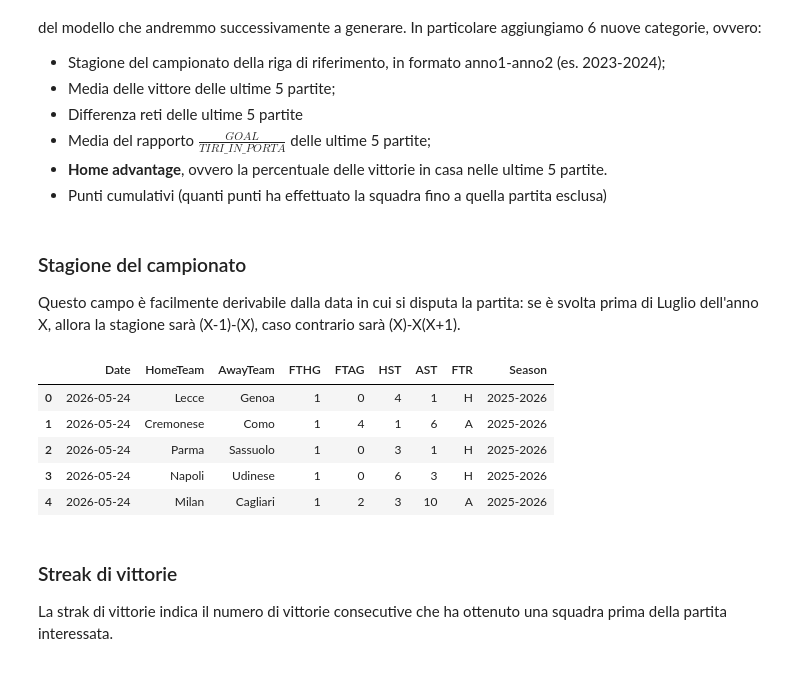
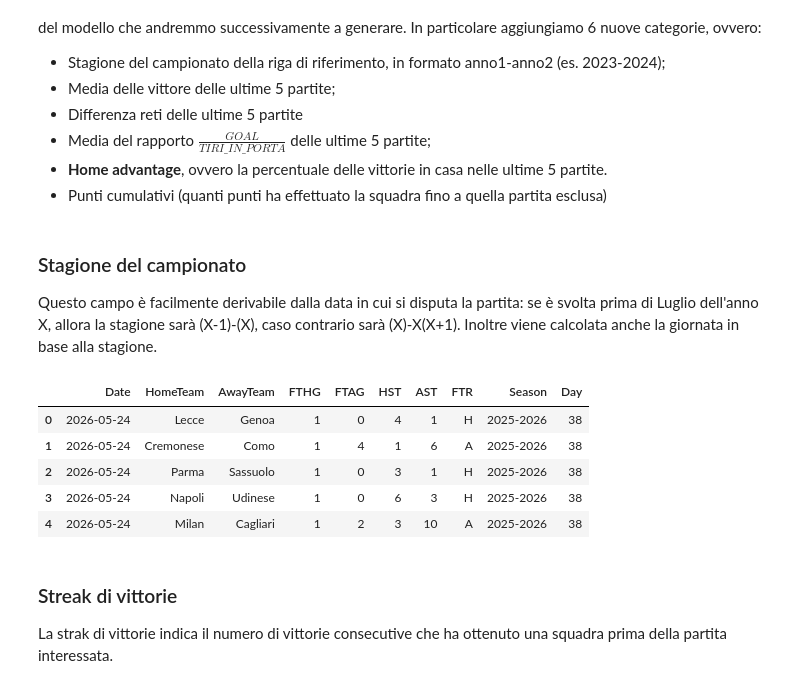
Before and after one commit to Lucaseraaa/sports-game-outcome-predictor, a Jupyter notebook: notebook/feature-engineering.ipynb, the cells around one changed output. Cells and saved outputs as stored; diff of their text form; code cells hidden in the pictures.

Commit message:
aggiunto attributo 'Day' per indicare la giornata di una partita

```diff
--- a/notebook/feature-engineering.ipynb
+++ b/notebook/feature-engineering.ipynb
@@ -88,27 +88,40 @@ che andremmo successivamente a generare. In particolare aggiungiamo 6 nuove cate
 - Punti cumulativi (quanti punti ha effettuato la squadra fino a quella partita esclusa)
 # %% [markdown]
 ### Stagione del campionato
-Questo campo è facilmente derivabile dalla data in cui si disputa la partita: se è svolta prima di Luglio dell'anno X, allora la stagione sarà (X-1)-(X), caso contrario sarà (X)-X(X+1).
+Questo campo è facilmente derivabile dalla data in cui si disputa la partita: se è svolta prima di Luglio dell'anno X, allora la stagione sarà (X-1)-(X), caso contrario sarà (X)-X(X+1). Inoltre viene calcolata anche la giornata in base alla stagione.
 # %%
 # Ottengo gli anni della stagione in base alla data
 years = clean_dataset['Date'].dt.year
 months = clean_dataset['Date'].dt.month
 
 left_year = years.where(months > 7, years - 1)
 right_year = left_year + 1
 
 # Aggiungo la categoria "Season" al dataset
 season_dataset = clean_dataset.copy()
 season_dataset["Season"] = left_year.astype(str) + "-" + right_year.astype(str)
 
+season_dataset['id_partita'] = season_dataset.index
+df_teams = season_dataset.melt(
+    id_vars=['id_partita', 'Season', 'Date'],
+    value_vars=['HomeTeam', 'AwayTeam'],
+    value_name='Team'
+)
+df_teams = df_teams.sort_values('Date')
+df_teams['Day'] = df_teams.groupby(['Season', 'Team']).cumcount() + 1
+
+giornate = df_teams.drop_duplicates(subset=['id_partita']).set_index('id_partita')['Day']
+season_dataset['Day'] = season_dataset['id_partita'].map(giornate)
+season_dataset = season_dataset.drop(columns=['id_partita'])
+
 season_dataset.head()
 # %% [output]
-|  | Date | HomeTeam | AwayTeam | FTHG | FTAG | HST | AST | FTR | Season |
-| 0 | 2026-05-24 | Lecce | Genoa | 1 | 0 | 4 | 1 | H | 2025-2026 |
-| 1 | 2026-05-24 | Cremonese | Como | 1 | 4 | 1 | 6 | A | 2025-2026 |
-| 2 | 2026-05-24 | Parma | Sassuolo | 1 | 0 | 3 | 1 | H | 2025-2026 |
-| 3 | 2026-05-24 | Napoli | Udinese | 1 | 0 | 6 | 3 | H | 2025-2026 |
-| 4 | 2026-05-24 | Milan | Cagliari | 1 | 2 | 3 | 10 | A | 2025-2026 |
+|  | Date | HomeTeam | AwayTeam | FTHG | FTAG | HST | AST | FTR | Season | Day |
+| 0 | 2026-05-24 | Lecce | Genoa | 1 | 0 | 4 | 1 | H | 2025-2026 | 38 |
+| 1 | 2026-05-24 | Cremonese | Como | 1 | 4 | 1 | 6 | A | 2025-2026 | 38 |
+| 2 | 2026-05-24 | Parma | Sassuolo | 1 | 0 | 3 | 1 | H | 2025-2026 | 38 |
+| 3 | 2026-05-24 | Napoli | Udinese | 1 | 0 | 6 | 3 | H | 2025-2026 | 38 |
+| 4 | 2026-05-24 | Milan | Cagliari | 1 | 2 | 3 | 10 | A | 2025-2026 | 38 |
 # %% [markdown]
 ### Streak di vittorie
 La strak di vittorie indica il numero di vittorie consecutive che ha ottenuto una squadra prima della partita interessata.
```
Also changed, not shown: parts of 2 cells of this notebook, 1 other file.
